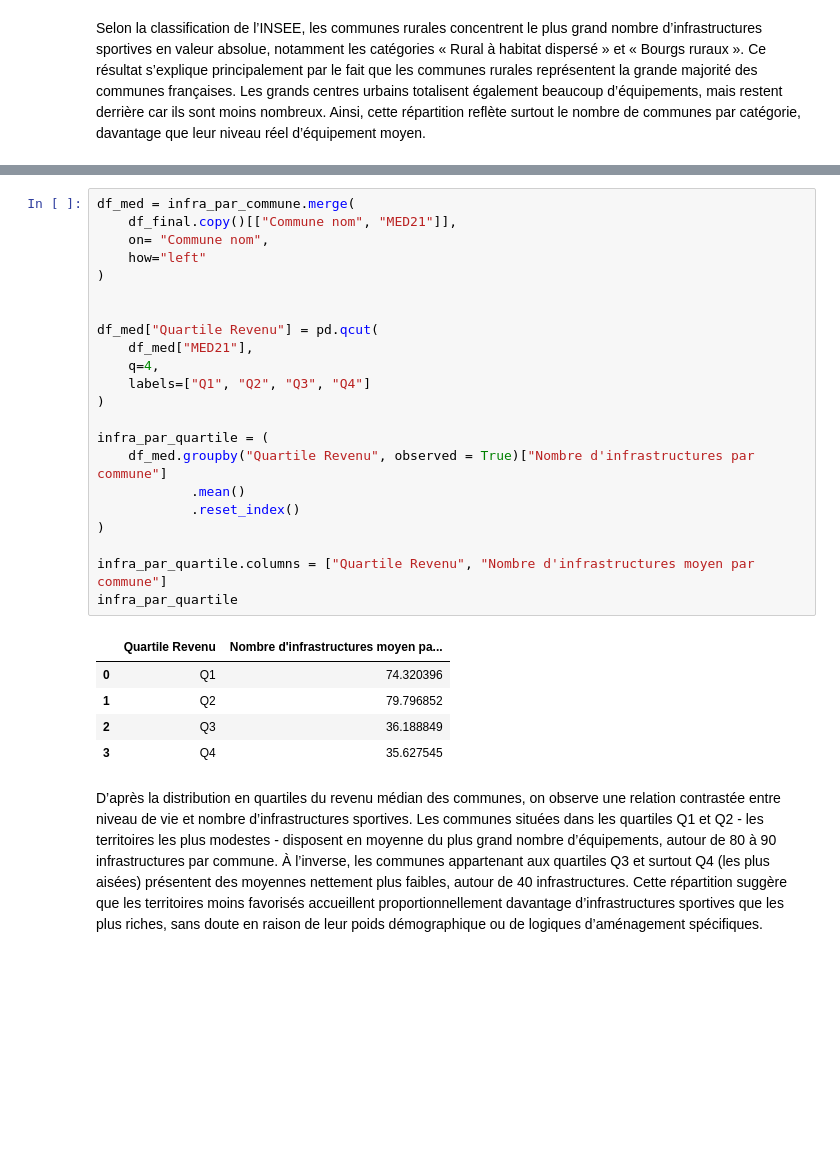
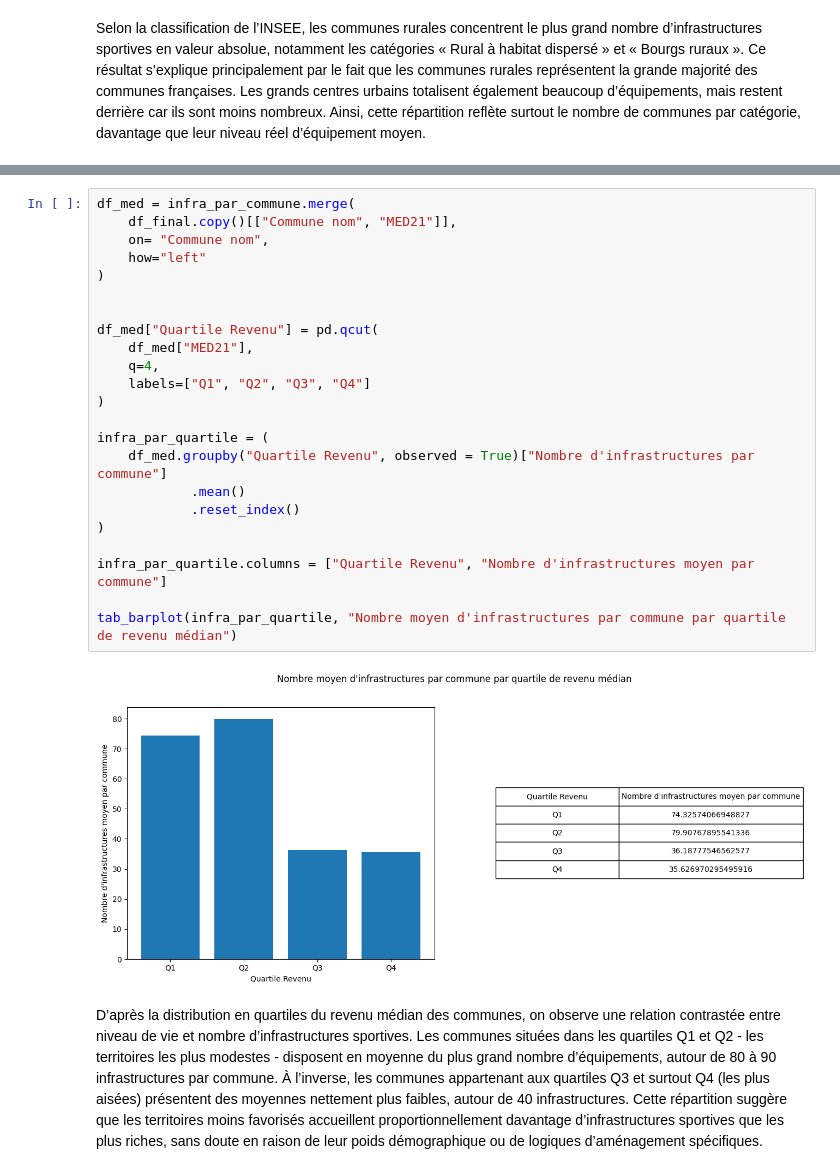
Before and after one commit to MaximeHirsch/Projet-python-deserts-sportifs, a Jupyter notebook: Projet.ipynb, the cells around one changed output, grey strips where cells are left out. Drawn from its saved outputs; the diff is of its cells as text; blank space fills up the shorter version.

```diff
--- a/Projet.ipynb
+++ b/Projet.ipynb
@@ -772,30 +869,27 @@ Selon la classification de l’INSEE, les communes rurales concentrent le plus g
 # %%
 df_med = infra_par_commune.merge(
     df_final.copy()[["Commune nom", "MED21"]],
     on= "Commune nom",
     how="left"
 )
 
 
 df_med["Quartile Revenu"] = pd.qcut(
     df_med["MED21"],
     q=4,
     labels=["Q1", "Q2", "Q3", "Q4"]
 )
 
 infra_par_quartile = (
     df_med.groupby("Quartile Revenu", observed = True)["Nombre d'infrastructures par commune"]
             .mean()
             .reset_index()
 )
 
 infra_par_quartile.columns = ["Quartile Revenu", "Nombre d'infrastructures moyen par commune"]
-infra_par_quartile
+
+tab_barplot(infra_par_quartile, "Nombre moyen d'infrastructures par commune par quartile de revenu médian")
 # %% [output]
-|  | Quartile Revenu | Nombre d'infrastructures moyen pa... |
-| 0 | Q1 | 74.320396 |
-| 1 | Q2 | 79.796852 |
-| 2 | Q3 | 36.188849 |
-| 3 | Q4 | 35.627545 |
+[figure, added]
 # %% [markdown]
 D’après la distribution en quartiles du revenu médian des communes, on observe une relation contrastée entre niveau de vie et nombre d’infrastructures sportives. Les communes situées dans les quartiles Q1 et Q2 - les territoires les plus modestes - disposent en moyenne du plus grand nombre d’équipements, autour de 80 à 90 infrastructures par commune. À l’inverse, les communes appartenant aux quartiles Q3 et surtout Q4 (les plus aisées) présentent des moyennes nettement plus faibles, autour de 40 infrastructures. Cette répartition suggère que les territoires moins favorisés accueillent proportionnellement davantage d’infrastructures sportives que les plus riches, sans doute en raison de leur poids démographique ou de logiques d’aménagement spécifiques.
```
Also changed, not shown: parts of 24 cells of this notebook, 4 other files.
